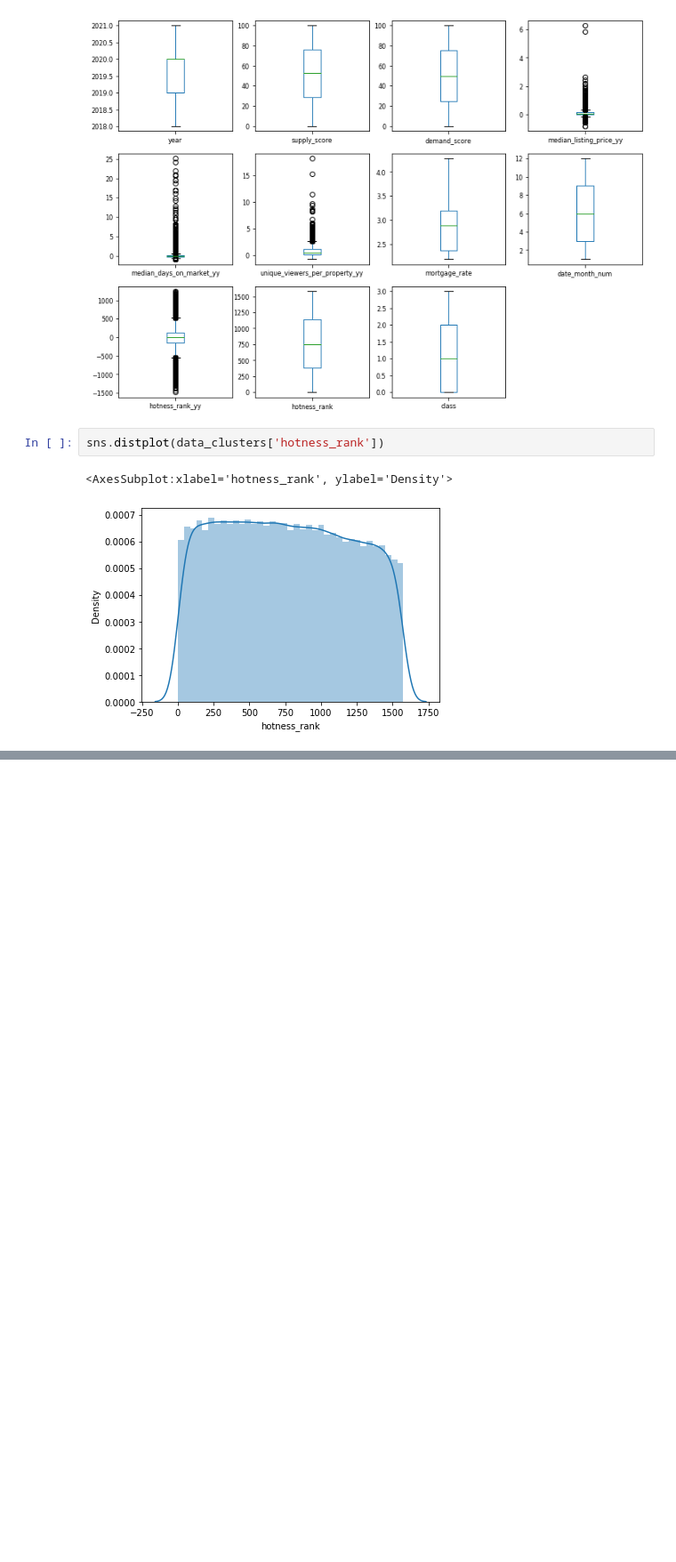
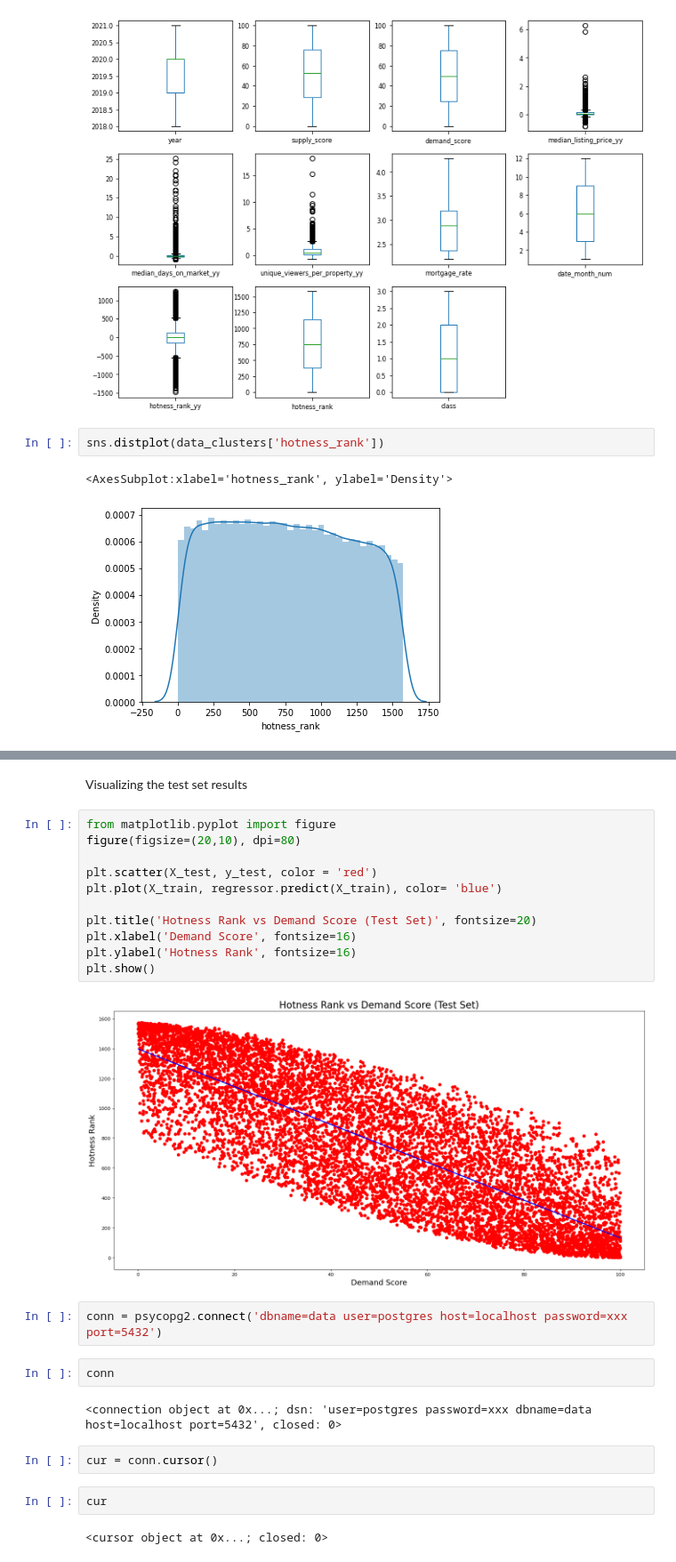
Before and after one commit to sjpozzuoli/Daves_Eagles, a Jupyter notebook: unsupervised_analysis_DB_link.ipynb, the cells around one changed output, grey strips where cells are left out. Shown at 89% size. Cells and saved outputs as stored; diff of their text form; blank space fills up the shorter version.

```diff
--- a/unsupervised_analysis_DB_link.ipynb
+++ b/unsupervised_analysis_DB_link.ipynb
@@ -345,0 +406,27 @@ sns.distplot(data_clusters['hotness_rank'])
+# %% [markdown]
+Visualizing the test set results
+# %%
+from matplotlib.pyplot import figure
+figure(figsize=(20,10), dpi=80)
+
+plt.scatter(X_test, y_test, color = 'red')
+plt.plot(X_train, regressor.predict(X_train), color= 'blue')
+
+plt.title('Hotness Rank vs Demand Score (Test Set)', fontsize=20)
+plt.xlabel('Demand Score', fontsize=16)
+plt.ylabel('Hotness Rank', fontsize=16)
+plt.show()
+# %% [output]
+[figure, added]
+# %%
+conn = psycopg2.connect('dbname=data user=postgres host=localhost password=xxx port=5432')
+# %%
+conn
+# %% [output]
+<connection object at 0x...; dsn: 'user=postgres password=xxx dbname=data host=localhost port=5432', closed: 0>
+# %%
+cur = conn.cursor()
+# %%
+cur
+# %% [output]
+<cursor object at 0x...; closed: 0>
```
Also changed, not shown: parts of 30 cells of this notebook.
